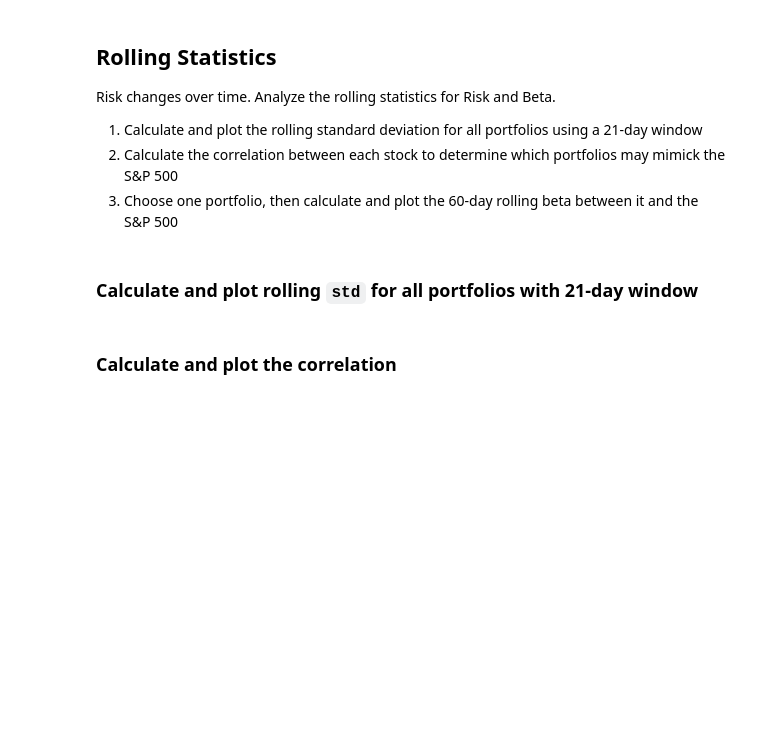
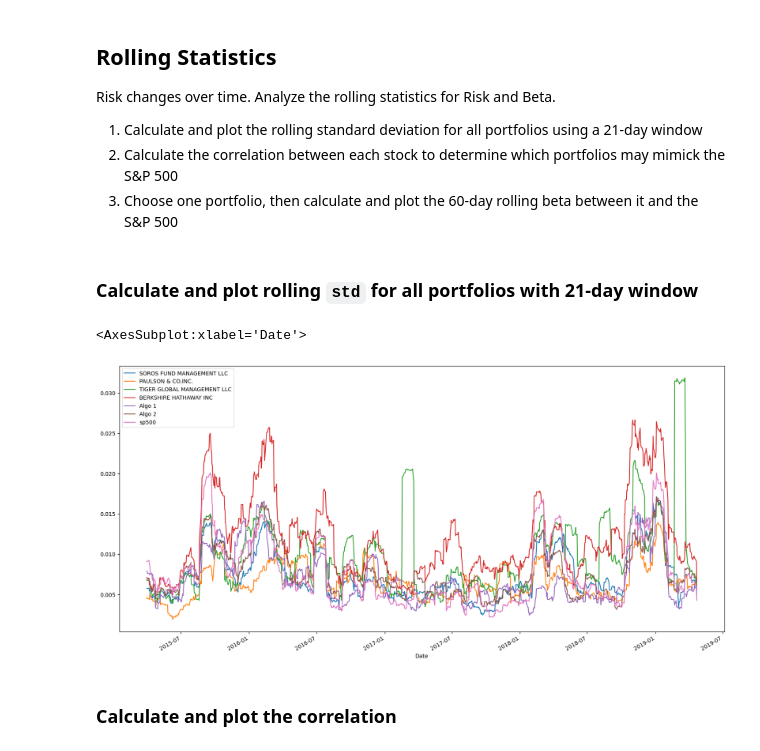
Before and after one commit to scoopcash/Module4, a Jupyter notebook: Starter_Code 2/whale_analysis.ipynb, the cells around one changed output. Cells and saved outputs as stored; diff of their text form; code cells hidden in the pictures; blank space fills up the shorter version.

```diff
--- a/Starter_Code 2/whale_analysis.ipynb
+++ b/Starter_Code 2/whale_analysis.ipynb
@@ -312,8 +330,13 @@ Risk changes over time. Analyze the rolling statistics for Risk and Beta.
 ### Calculate and plot rolling `std` for all portfolios with 21-day window
 # %%
 # Calculate the rolling standard deviation for all portfolios using a 21-day window
-
+rolling_df = portfolios_returns_df.rolling(window=21).std()
+rolling_df
 # Plot the rolling standard deviation
+rolling_df.plot(figsize=(20,10))
+# %% [output]
+<AxesSubplot:xlabel='Date'>
+[figure, added]
 # %% [markdown]
 ### Calculate and plot the correlation
 # %%
```
Also changed, not shown: parts of 31 cells of this notebook.
